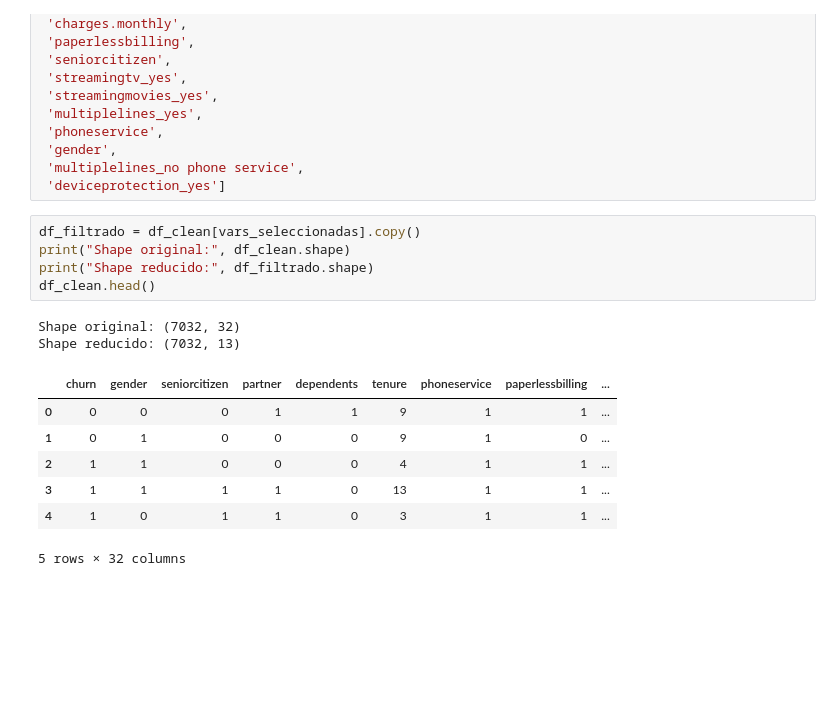
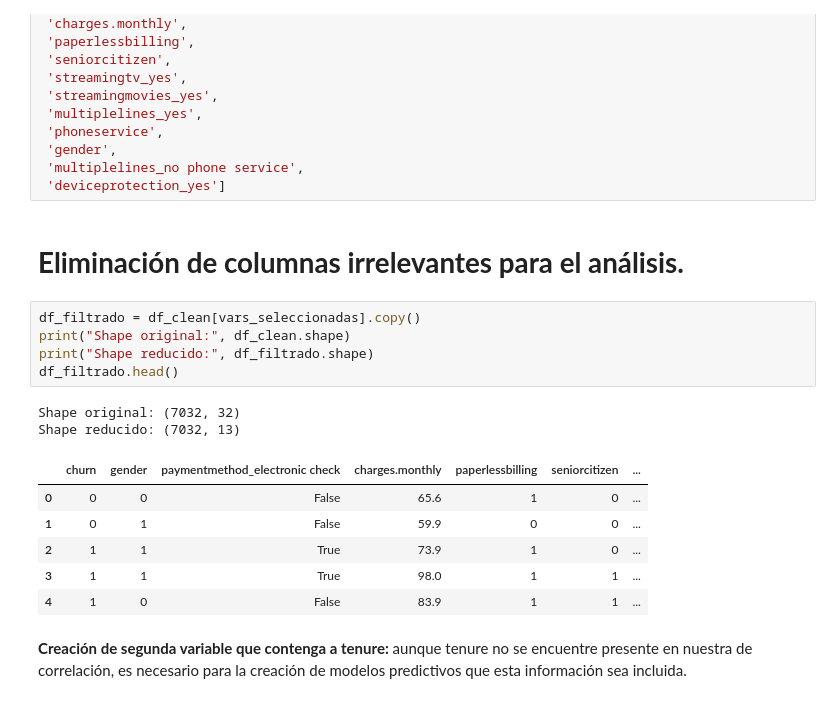
Before and after one commit to Calex192/Desafio-Telecom-X-parte-2.-Alura-Latam., a Jupyter notebook: Telecom_part2ipynb.ipynb, the cells around one changed output. Drawn from its saved outputs; the diff is of its cells as text; blank space fills up the shorter version.

```diff
--- a/Telecom_part2ipynb.ipynb
+++ b/Telecom_part2ipynb.ipynb
@@ -269,18 +279,21 @@ vars_seleccionadas = ['churn',
  'gender',
  'multiplelines_no phone service',
  'deviceprotection_yes']
+# %% [markdown]
+# **Eliminación de columnas irrelevantes para el análisis.**
 # %%
 df_filtrado = df_clean[vars_seleccionadas].copy()
 print("Shape original:", df_clean.shape)
 print("Shape reducido:", df_filtrado.shape)
-df_clean.head()
+df_filtrado.head()
 # %% [output]
 Shape original: (7032, 32)
 Shape reducido: (7032, 13)
-|  | churn | gender | seniorcitizen | partner | dependents | tenure | phoneservice | paperlessbilling | ... |
-| 0 | 0 | 0 | 0 | 1 | 1 | 9 | 1 | 1 | ... |
-| 1 | 0 | 1 | 0 | 0 | 0 | 9 | 1 | 0 | ... |
-| 2 | 1 | 1 | 0 | 0 | 0 | 4 | 1 | 1 | ... |
-| 3 | 1 | 1 | 1 | 1 | 0 | 13 | 1 | 1 | ... |
-| 4 | 1 | 0 | 1 | 1 | 0 | 3 | 1 | 1 | ... |
+|  | churn | gender | paymentmethod_electronic check | charges.monthly | paperlessbilling | seniorcitizen | ... |
+| 0 | 0 | 0 | False | 65.6 | 1 | 0 | ... |
+| 1 | 0 | 1 | False | 59.9 | 0 | 0 | ... |
+| 2 | 1 | 1 | True | 73.9 | 1 | 0 | ... |
+| 3 | 1 | 1 | True | 98.0 | 1 | 1 | ... |
+| 4 | 1 | 0 | False | 83.9 | 1 | 1 | ... |
-5 rows × 32 columns
+# %% [markdown]
+**Creación de segunda variable que contenga a tenure:** aunque tenure no se encuentre presente en nuestra de correlación, es necesario para la creación de modelos predictivos que esta información sea incluida.
```
Also changed, not shown: parts of 47 cells of this notebook.
